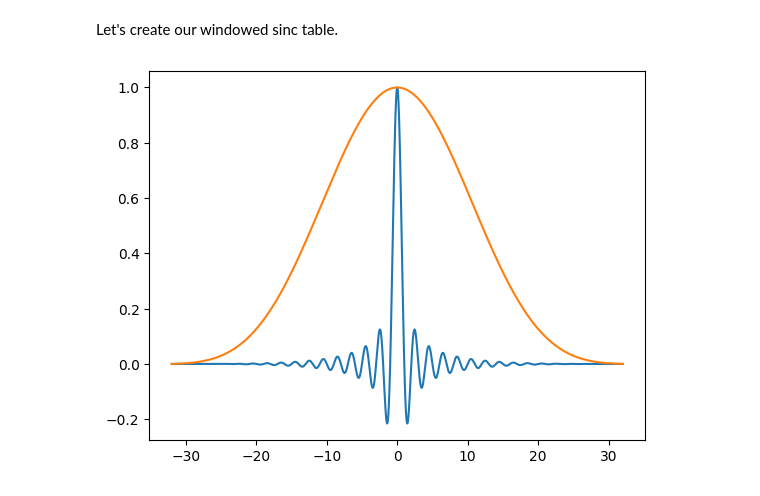
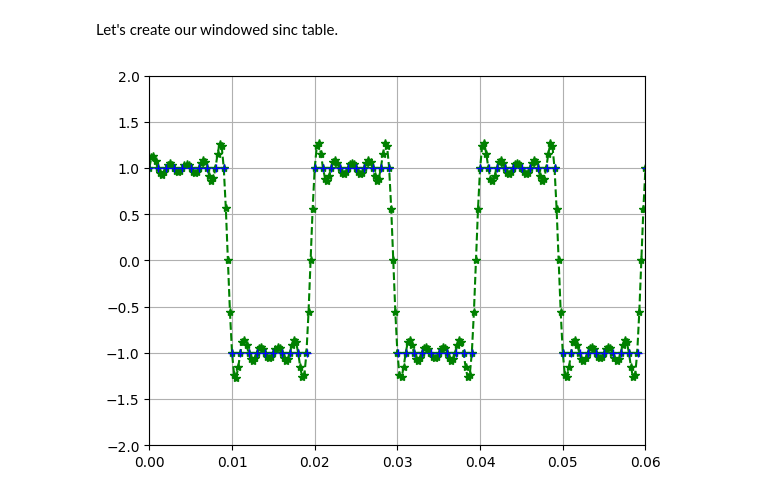
Before and after one commit to Segfault1602/libdsp, a Jupyter notebook: docs/windowed_sinc.ipynb, the cells around one changed output. Cells and saved outputs as stored; diff of their text form; code cells hidden in the pictures.

Commit message:
Adding sinc resampling python scripts

```diff
--- a/docs/windowed_sinc.ipynb
+++ b/docs/windowed_sinc.ipynb
@@ -6,24 +6,21 @@ from scipy.special import sinc
 from scipy.signal.windows import kaiser
 import matplotlib.pyplot as plt
 
-# Number of zeros crossing
-NZ = 32
+def build_sinc_table(num_zeros, samples_per_crossing):
 
-# Number of samples per zero crossing.
-# Higher sample count means better precision for our interpolation at the cost of more memory usage.
-SAMPLES_PER_CROSSING = 256
-SINC_SIZE = NZ * SAMPLES_PER_CROSSING
-KAISER_BETA = 10
+    SINC_SIZE_ = num_zeros * samples_per_crossing
+    KAISER_BETA = 10
 
-x = np.linspace(-NZ, NZ, SINC_SIZE*2 + 1)
-y = sinc(x)
+    x = np.linspace(-num_zeros, num_zeros, SINC_SIZE_ * 2 + 1)
+    y = sinc(x)
 
-window = kaiser(len(y), KAISER_BETA)
+    window = kaiser(len(y), KAISER_BETA)
 
-y = np.multiply(y ,window)
+    y = np.multiply(y, window)
 
-plt.plot(x, y)
-plt.plot(x, window)
-plt.show()
+    h = y[SINC_SIZE_:]
+
+    h_diff = np.subtract(h[1:], h[:-1])
+    h_diff = np.append(h_diff, 0)
+
+    return h, h_diff
-# %% [output]
-[figure, removed]
@@ -29,0 +74,28 @@ plt.show()
+# %%
+from scipy import signal
+
+# Number of zeros crossing
+NZ = 13
+
+# Number of samples per zero crossing.
+# Higher sample count means better precision for our interpolation at the cost of more memory usage.
+SAMPLES_PER_CROSSING = 512
+h, h_diff = build_sinc_table(NZ, SAMPLES_PER_CROSSING)
+
+ORIGINAL_FS = 1000
+SIGNAL_FREQUENCY = 50
+TARGET_FS = ORIGINAL_FS * 4
+
+time = np.linspace(0, 1, ORIGINAL_FS)
+in_sine = signal.square(2 * np.pi * time * SIGNAL_FREQUENCY)
+
+output = sinc_resample(in_sine, TARGET_FS / ORIGINAL_FS, h, h_diff, NZ, SAMPLES_PER_CROSSING)
+out_time = np.linspace(0, 1, TARGET_FS)
+plt.plot(out_time, output, 'g*--')
+plt.plot(time, in_sine, 'b+')
+plt.xlim(0.0, 0.06)
+plt.ylim(-2, 2)
+plt.grid()
+plt.show()
+# %% [output]
+[figure, added]
```
Also changed, not shown: parts of 5 cells of this notebook, 1 other file.
